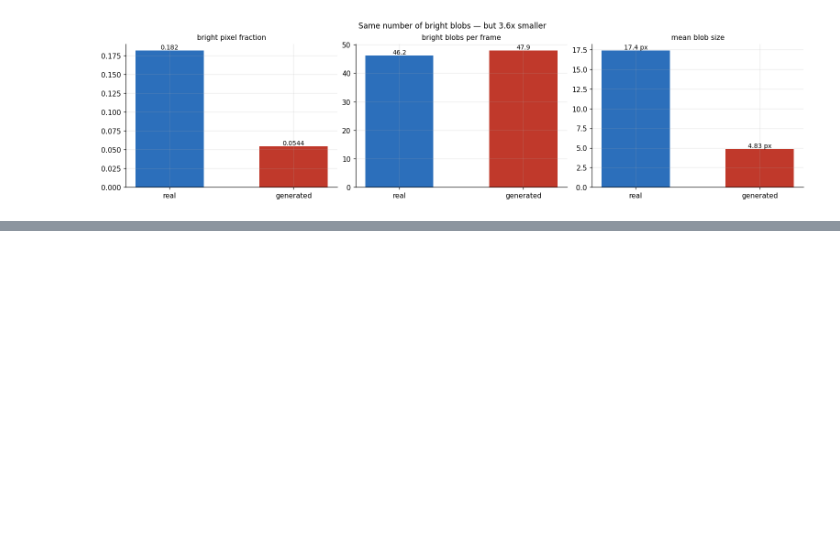
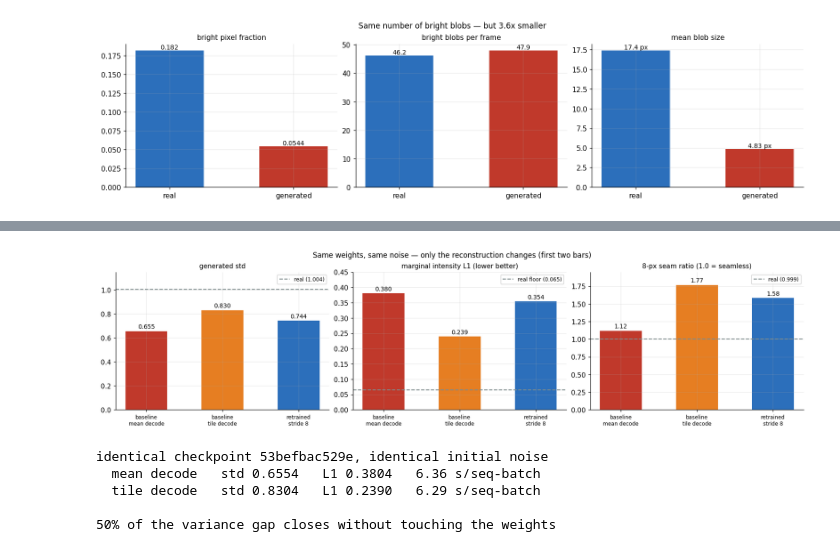
Before and after one commit to arigra/radSeq, a Jupyter notebook: notebooks/01_research_story.ipynb, the cells around one changed output, grey strips where cells are left out. Saved outputs shown, nothing was run; the diff lists cells and outputs as text; code cells hidden in the pictures; blank space fills up the shorter version.

```diff
--- a/notebooks/01_research_story.ipynb
+++ b/notebooks/01_research_story.ipynb
@@ -820,0 +882,42 @@ the framing if the ablation shows the constraint is fundamental.
+# %%
+O = json.load(open("samples/overlap_reduction_comparison.json"))
+V = json.load(open("samples/ablation_no_overlap.json"))
+lbl = ["baseline\nmean decode", "baseline\ntile decode", "retrained\nstride 8"]
+arm = [O["arms"]["baseline_mean"], O["arms"]["baseline_tile"], V["arms"]["no_overlap"]]
+col = [RED, "#e67e22", BLUE]
+
+fig, axes = plt.subplots(1, 3, figsize=(15, 3.8), constrained_layout=True)
+panels = [
+    ("generated std", [a["generated_normalized"]["std"] for a in arm],
+     O["real_normalized"]["std"], "real (1.004)", 1.15, "{:.3f}"),
+    ("marginal intensity L1 (lower better)", [a["metrics"]["marginal_l1"] for a in arm],
+     O["real_vs_real_metrics"]["marginal_l1"], "real floor (0.065)", .45, "{:.3f}"),
+    ("8-px seam ratio (1.0 = seamless)", [a["grid_seams"]["boundary_to_interior_ratio"] for a in arm],
+     O["real_grid_seams"]["boundary_to_interior_ratio"], "real (0.999)", 1.95, "{:.2f}"),
+]
+for ax, (ttl, vals, refv, refl, ymax, fmt) in zip(axes, panels):
+    ax.bar(range(3), vals, color=col, width=.55)
+    ax.axhline(refv, color=GREY, ls="--", lw=1.4, label=refl)
+    for i, v in enumerate(vals):
+        ax.text(i, v + ymax * .02, fmt.format(v), ha="center", fontsize=9)
+    ax.set_xticks(range(3)); ax.set_xticklabels(lbl, fontsize=8)
+    ax.set_ylim(0, ymax); ax.legend(fontsize=8); ax.set_title(ttl, fontsize=10)
+fig.suptitle("Same weights, same noise — only the reconstruction changes (first two bars)",
+             fontsize=11)
+plt.show()
+
+b, t = O["arms"]["baseline_mean"], O["arms"]["baseline_tile"]
+print(f"identical checkpoint {b['checkpoint_sha256'][:12]}, identical initial noise")
+print(f"  mean decode   std {b['generated_normalized']['std']:.4f}   "
+      f"L1 {b['metrics']['marginal_l1']:.4f}   {b['sample_seconds']:.2f} s/seq-batch")
+print(f"  tile decode   std {t['generated_normalized']['std']:.4f}   "
+      f"L1 {t['metrics']['marginal_l1']:.4f}   {t['sample_seconds']:.2f} s/seq-batch")
+print(f"\n{(t['generated_normalized']['std'] - b['generated_normalized']['std']) / (1.0043 - b['generated_normalized']['std']):.0%}"
+      " of the variance gap closes without touching the weights")
+# %% [output]
+[figure, added]
+identical checkpoint 53befbac529e, identical initial noise
+  mean decode   std 0.6554   L1 0.3804   6.36 s/seq-batch
+  tile decode   std 0.8304   L1 0.2390   6.29 s/seq-batch
+
+50% of the variance gap closes without touching the weights
```
Also changed, not shown: parts of 24 cells of this notebook.
